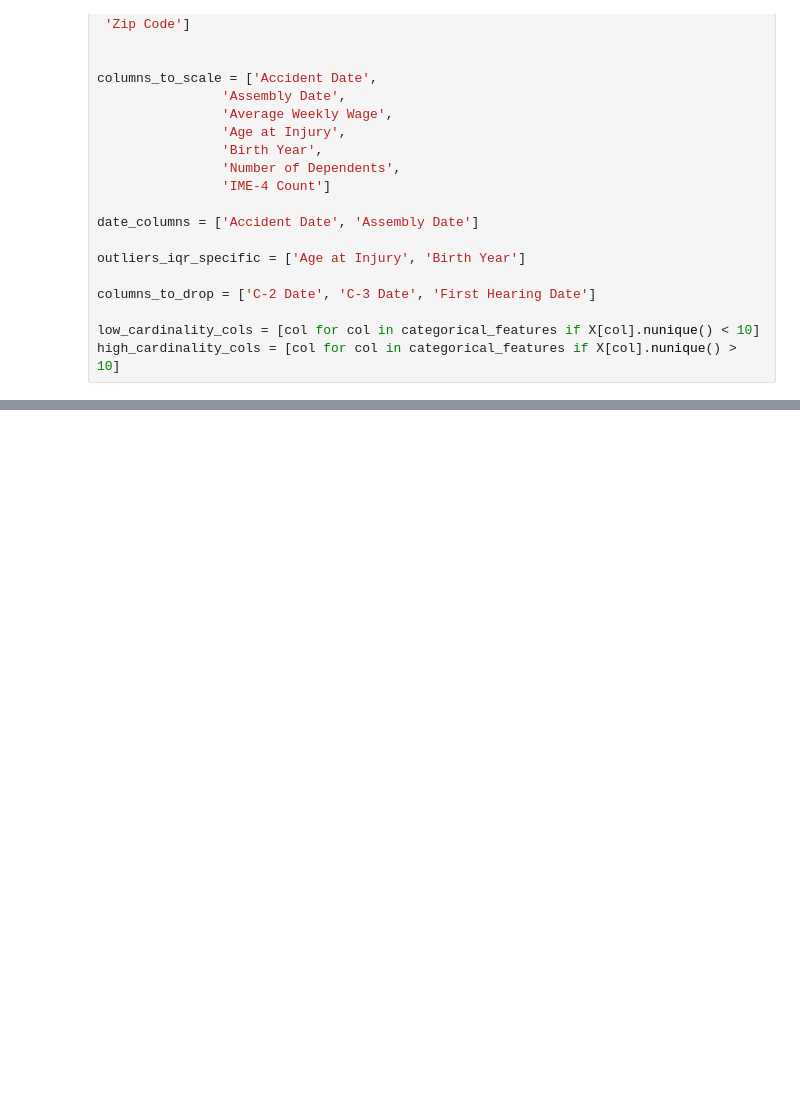
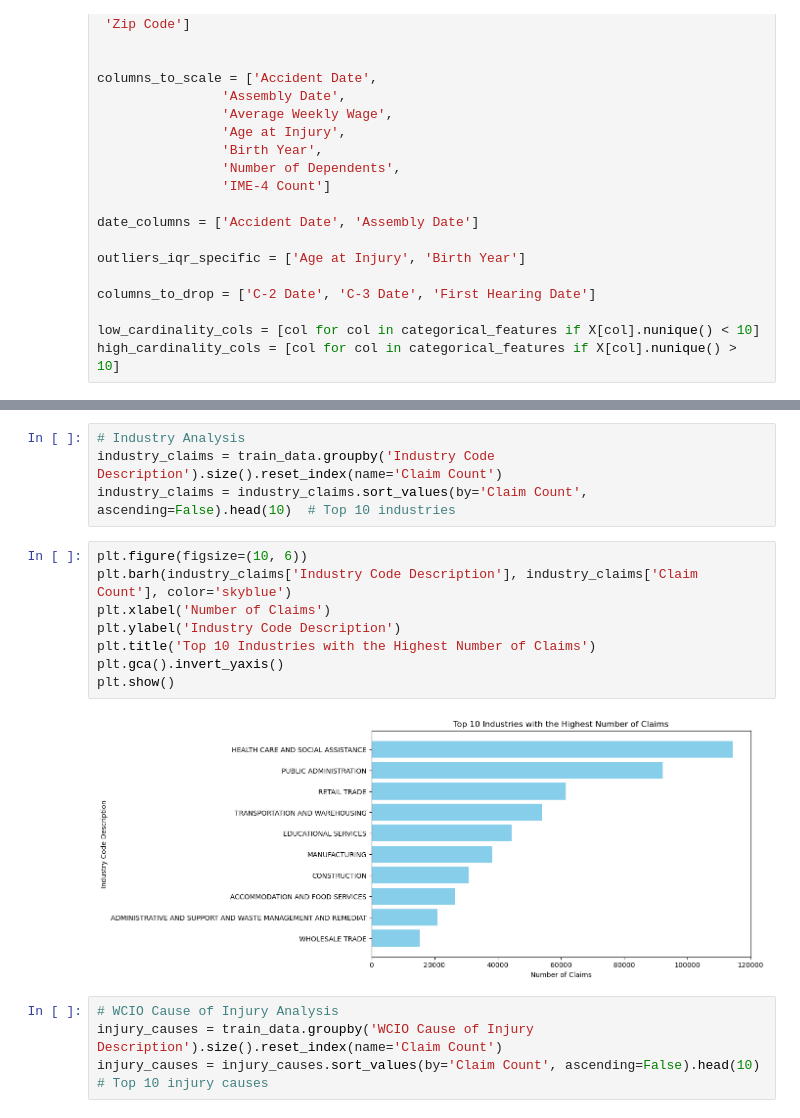
Before and after one commit to tmnstraub/ML_Group36, a Jupyter notebook: src/OpenEndedSection.ipynb, the cells around one changed output, grey strips where cells are left out. Saved outputs shown, nothing was run; the diff lists cells and outputs as text; blank space fills up the shorter version.

Commit message:
case analysis

```diff
--- a/src/OpenEndedSection.ipynb
+++ b/src/OpenEndedSection.ipynb
@@ -185,0 +257,18 @@ KeyError: 'A'
+# %%
+# Industry Analysis
+industry_claims = train_data.groupby('Industry Code Description').size().reset_index(name='Claim Count')
+industry_claims = industry_claims.sort_values(by='Claim Count', ascending=False).head(10)  # Top 10 industries
+# %%
+plt.figure(figsize=(10, 6))
+plt.barh(industry_claims['Industry Code Description'], industry_claims['Claim Count'], color='skyblue')
+plt.xlabel('Number of Claims')
+plt.ylabel('Industry Code Description')
+plt.title('Top 10 Industries with the Highest Number of Claims')
+plt.gca().invert_yaxis()
+plt.show()
+# %% [output]
+[figure, added]
+# %%
+# WCIO Cause of Injury Analysis
+injury_causes = train_data.groupby('WCIO Cause of Injury Description').size().reset_index(name='Claim Count')
+injury_causes = injury_causes.sort_values(by='Claim Count', ascending=False).head(10)  # Top 10 injury causes
```
Also changed, not shown: parts of 14 cells of this notebook, 1 other file.
